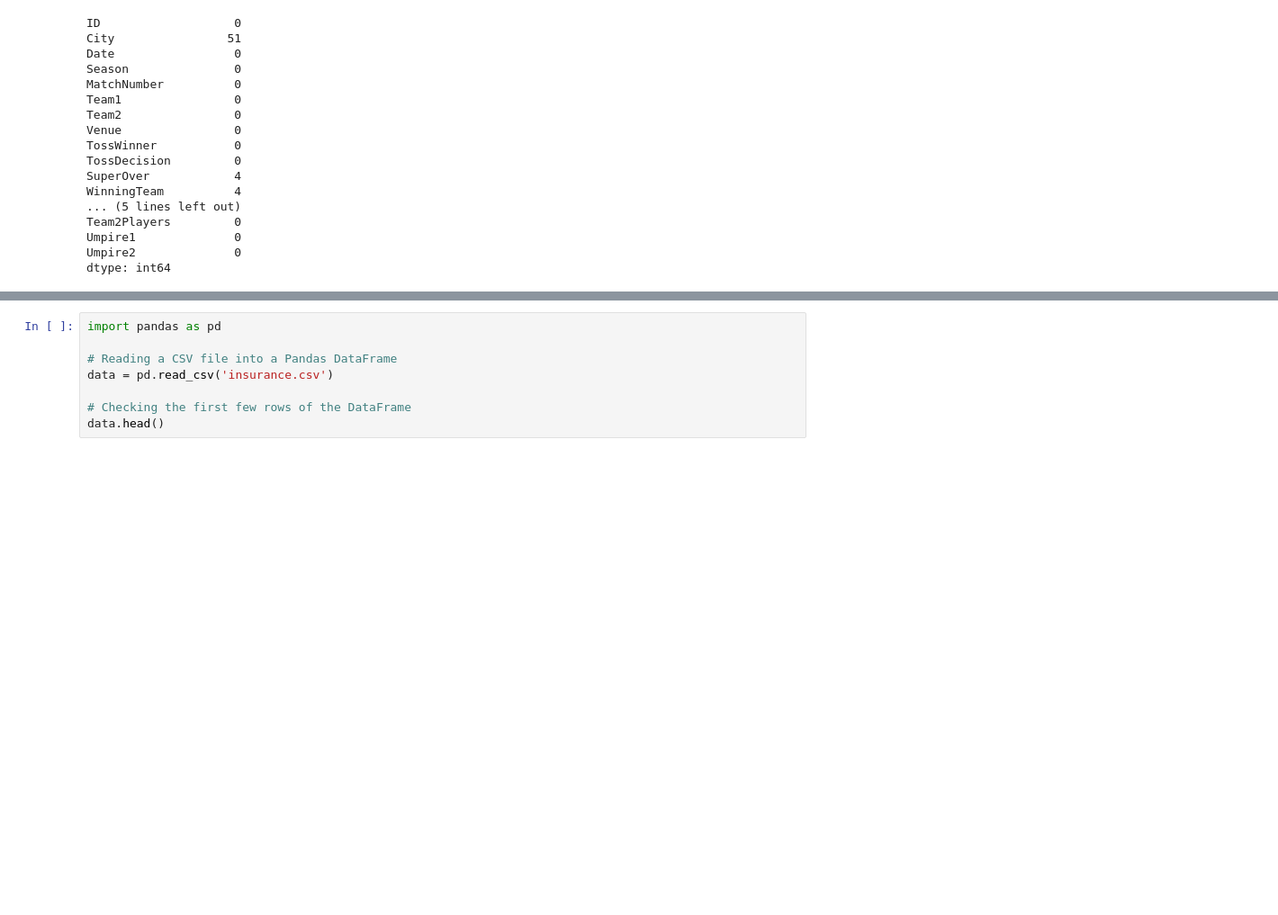
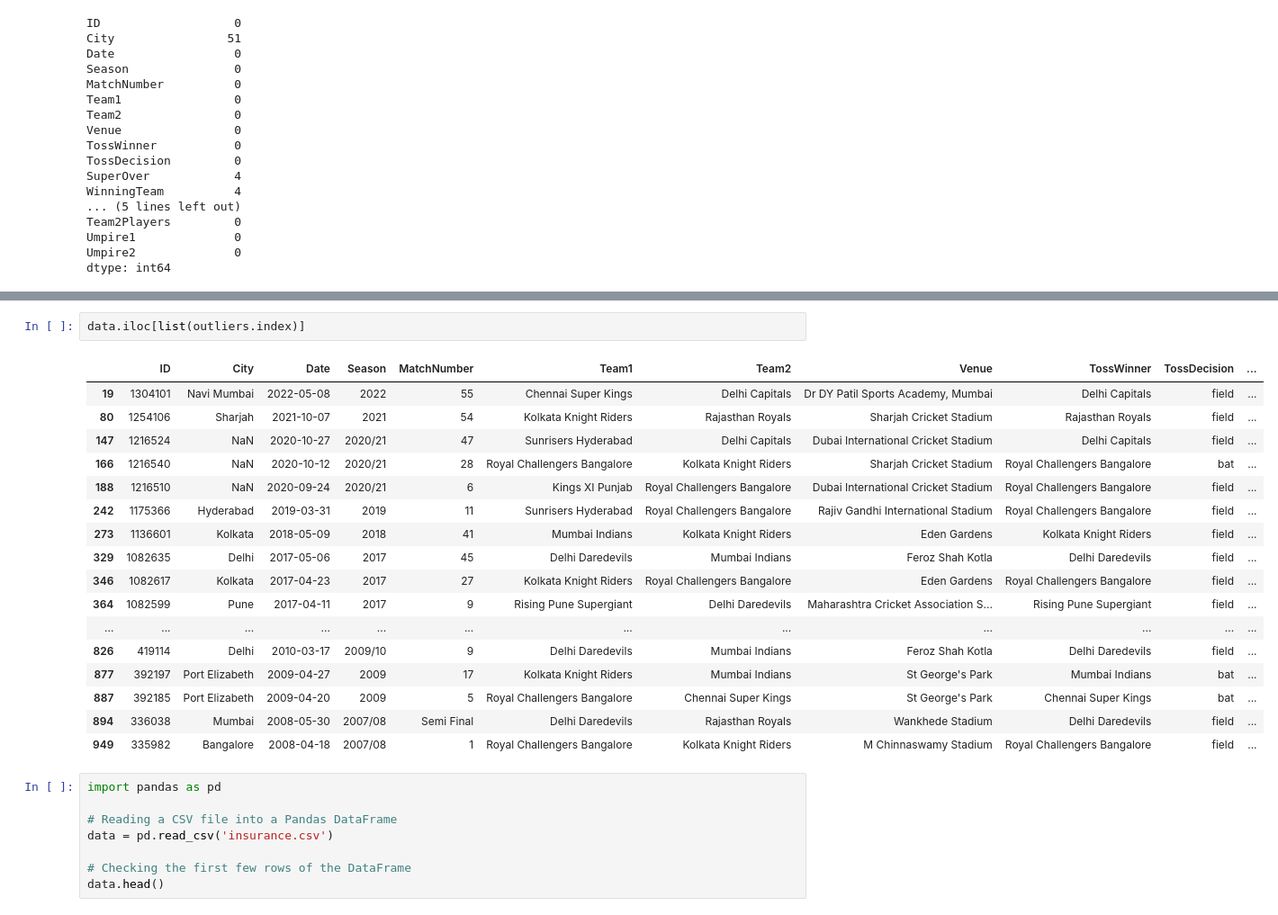
Before and after one commit to OrangeAVA/Ultimate-Python-Libraries-for-Data-Analysis-and-Visualization, a Jupyter notebook: Chapter 3 Data Cleaning and Preparation.ipynb, the cells around one changed output, grey strips where cells are left out. Shown at 90% size. Drawn from its saved outputs; the diff is of its cells as text; blank space fills up the shorter version.

```diff
--- a/Chapter 3 Data Cleaning and Preparation.ipynb
+++ b/Chapter 3 Data Cleaning and Preparation.ipynb
@@ -111,4 +163,24 @@ outliers
 Name: Margin, dtype: float64
+# %%
+data.iloc[list(outliers.index)]
+# %% [output]
+|  | ID | City | Date | Season | MatchNumber | Team1 | Team2 | Venue | TossWinner | TossDecision | ... |
+| 19 | 1304101 | Navi Mumbai | 2022-05-08 | 2022 | 55 | Chennai Super Kings | Delhi Capitals | Dr DY Patil Sports Academy, Mumbai | Delhi Capitals | field | ... |
+| 80 | 1254106 | Sharjah | 2021-10-07 | 2021 | 54 | Kolkata Knight Riders | Rajasthan Royals | Sharjah Cricket Stadium | Rajasthan Royals | field | ... |
+| 147 | 1216524 | NaN | 2020-10-27 | 2020/21 | 47 | Sunrisers Hyderabad | Delhi Capitals | Dubai International Cricket Stadium | Delhi Capitals | field | ... |
+| 166 | 1216540 | NaN | 2020-10-12 | 2020/21 | 28 | Royal Challengers Bangalore | Kolkata Knight Riders | Sharjah Cricket Stadium | Royal Challengers Bangalore | bat | ... |
+| 188 | 1216510 | NaN | 2020-09-24 | 2020/21 | 6 | Kings XI Punjab | Royal Challengers Bangalore | Dubai International Cricket Stadium | Royal Challengers Bangalore | field | ... |
+| 242 | 1175366 | Hyderabad | 2019-03-31 | 2019 | 11 | Sunrisers Hyderabad | Royal Challengers Bangalore | Rajiv Gandhi International Stadium | Royal Challengers Bangalore | field | ... |
+| 273 | 1136601 | Kolkata | 2018-05-09 | 2018 | 41 | Mumbai Indians | Kolkata Knight Riders | Eden Gardens | Kolkata Knight Riders | field | ... |
+| 329 | 1082635 | Delhi | 2017-05-06 | 2017 | 45 | Delhi Daredevils | Mumbai Indians | Feroz Shah Kotla | Delhi Daredevils | field | ... |
+| 346 | 1082617 | Kolkata | 2017-04-23 | 2017 | 27 | Kolkata Knight Riders | Royal Challengers Bangalore | Eden Gardens | Royal Challengers Bangalore | field | ... |
+| 364 | 1082599 | Pune | 2017-04-11 | 2017 | 9 | Rising Pune Supergiant | Delhi Daredevils | Maharashtra Cricket Association S... | Rising Pune Supergiant | field | ... |
+| ... | ... | ... | ... | ... | ... | ... | ... | ... | ... | ... | ... |
+| 826 | 419114 | Delhi | 2010-03-17 | 2009/10 | 9 | Delhi Daredevils | Mumbai Indians | Feroz Shah Kotla | Delhi Daredevils | field | ... |
+| 877 | 392197 | Port Elizabeth | 2009-04-27 | 2009 | 17 | Kolkata Knight Riders | Mumbai Indians | St George's Park | Mumbai Indians | bat | ... |
+| 887 | 392185 | Port Elizabeth | 2009-04-20 | 2009 | 5 | Royal Challengers Bangalore | Chennai Super Kings | St George's Park | Chennai Super Kings | bat | ... |
+| 894 | 336038 | Mumbai | 2008-05-30 | 2007/08 | Semi Final | Delhi Daredevils | Rajasthan Royals | Wankhede Stadium | Delhi Daredevils | field | ... |
+| 949 | 335982 | Bangalore | 2008-04-18 | 2007/08 | 1 | Royal Challengers Bangalore | Kolkata Knight Riders | M Chinnaswamy Stadium | Royal Challengers Bangalore | field | ... |
 # %%
 import pandas as pd
 
```
Also changed, not shown: parts of 21 cells of this notebook, 8 other files.
